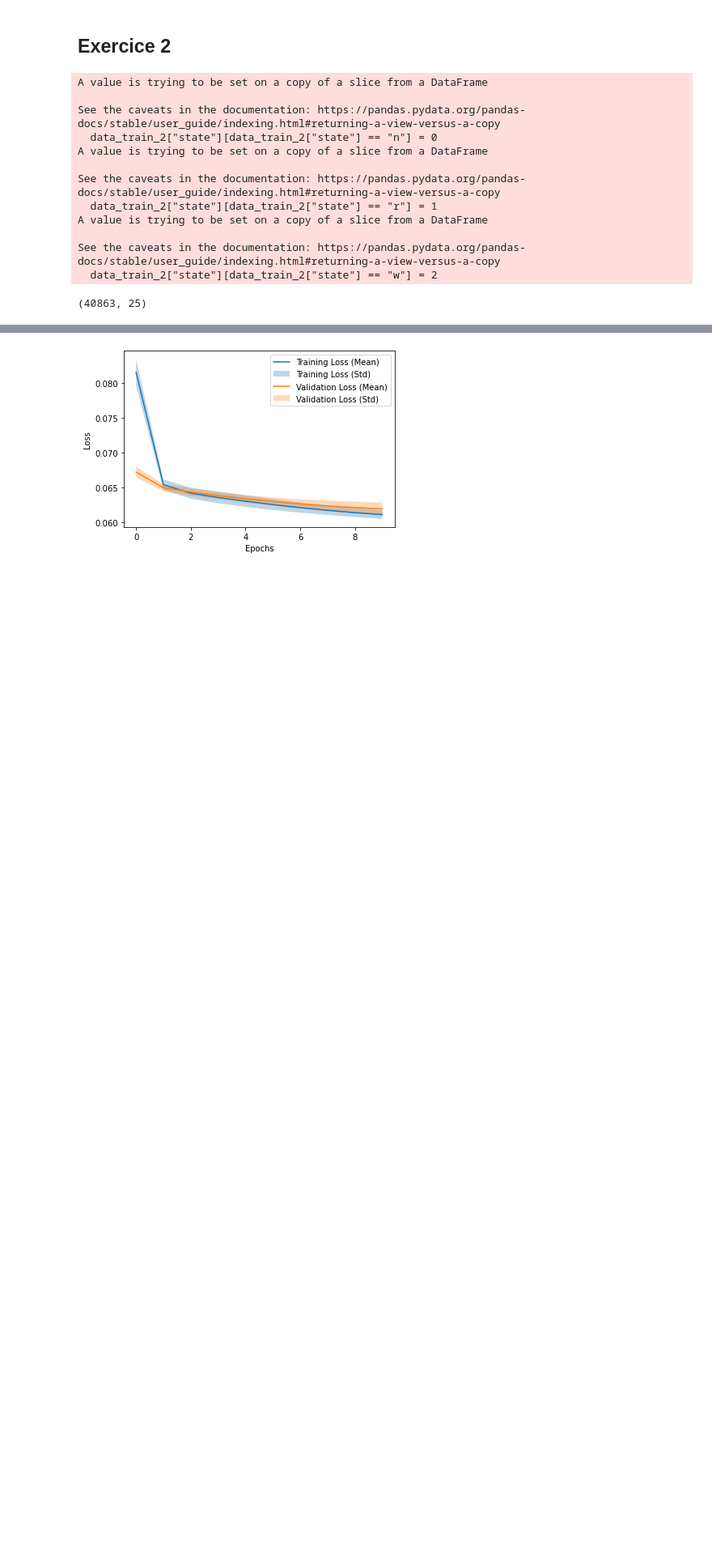
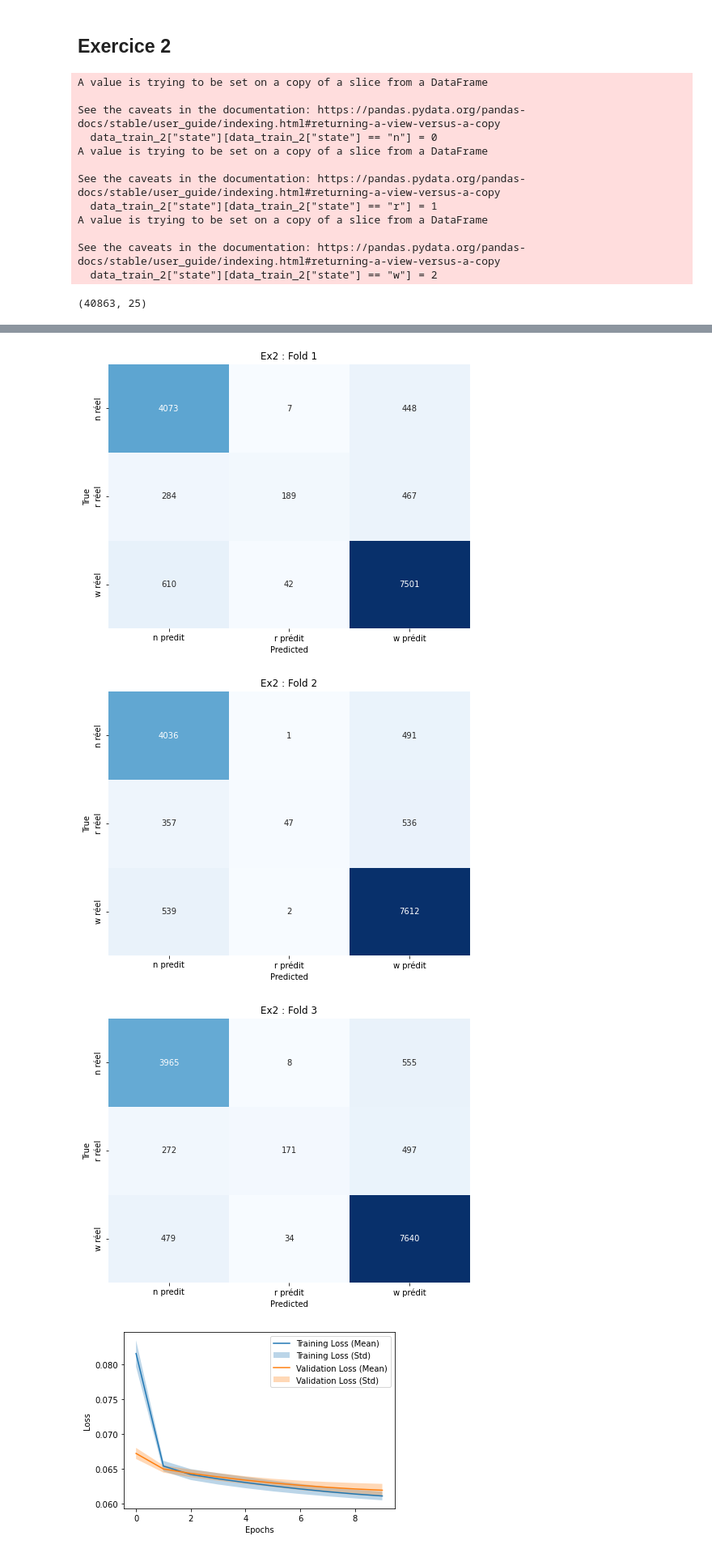
Before and after one commit to Rafou2898/ARN, a Jupyter notebook: labo3/ARN_Lab3_v2.ipynb, the cells around one changed output, grey strips where cells are left out. Shown: that part at 81% size. Cells and saved outputs as stored; diff of their text form; code cells hidden in the pictures; blank space fills up the shorter version.

```diff
--- a/labo3/ARN_Lab3_v2.ipynb
+++ b/labo3/ARN_Lab3_v2.ipynb
@@ -340,15 +338,18 @@ def plot_confusion_matrix_2(confusion_matrix, title):
     pl.ylabel('True')
     pl.show()
 
-#cm_list_2 = []
+cm_list_2 = []
 
-#for i, mlp in enumerate(trained_mlp_2):
-    #y_pred = mlp.predict(np.float32(input_data_2)[test_index_2])
-    #y_pred = np.round(y_pred)
-    #y_pred = y_pred.argmax(axis=1)
-    #print(y_pred)
-    #cm = confusion_matrix(np.float32(output_data_2)[test_index_2], y_pred)
-    #cm_list_2.append(cm)
+for i, mlp in enumerate(trained_mlp_2):
+    y_pred = mlp.predict(input_data_2[test_index_2])
+    y_pred = np.round(y_pred)
+    y_pred = y_pred.argmax(axis=1)
+    y_true = np.argmax(output_data_2[test_index_2], axis=1)
+    #y_pred = to_categorical(y_pred, num_classes=3)
+    print(y_pred)
+    cm = confusion_matrix(y_true, y_pred)
+    cm_list_2.append(cm)
 
-#for i, cm in enumerate(cm_list_2):
-    #plot_confusion_matrix_2(cm, title=f"Ex2 : Fold {i+1}")
+for i, cm in enumerate(cm_list_2):
+    plot_confusion_matrix_2(cm, title=f"Ex2 : Fold {i+1}")
+# %% [output]
@@ -355,3 +362,6 @@ def plot_confusion_matrix_2(confusion_matrix, title):
+[figure, added]
+[figure, added]
+[figure, added]
 # %%
 plot_history(history_list_2)
 # %% [output]
```
Also changed, not shown: parts of 11 cells of this notebook.
